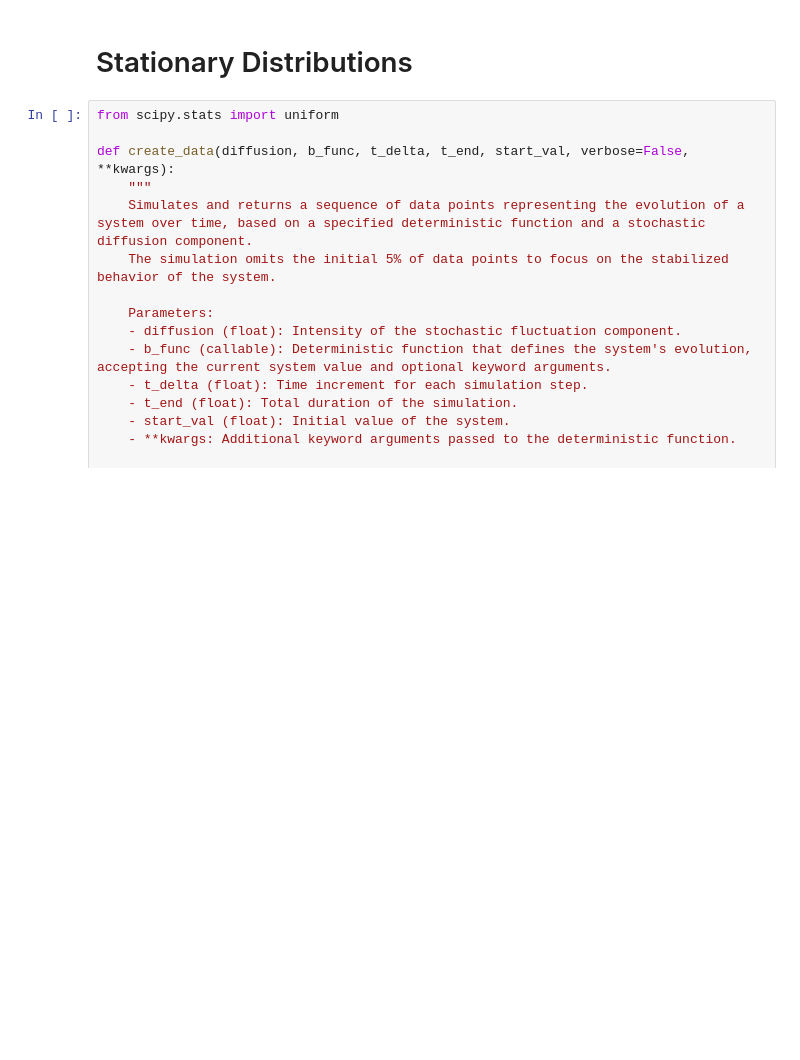
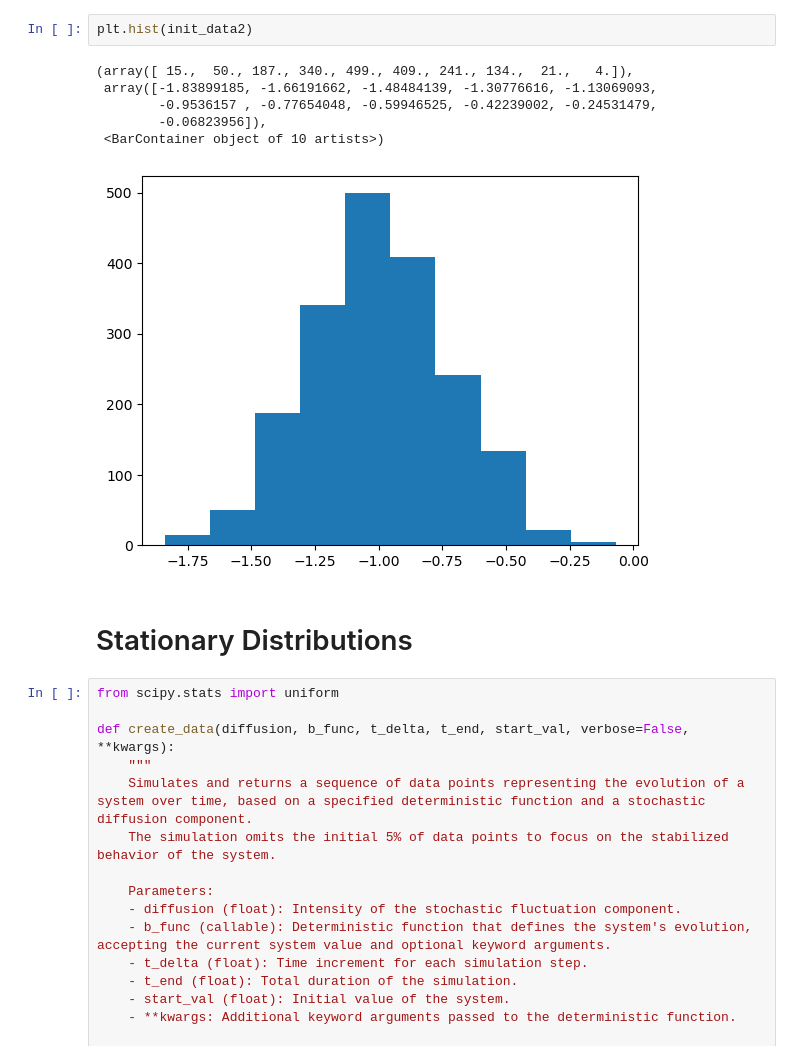
Before and after one commit to hubarruby/BayesSDEs, a Jupyter notebook: fredholm/fredholm_plotting.ipynb, the cells around one changed output. Drawn from its saved outputs; the diff is of its cells as text; blank space fills up the shorter version.

```diff
--- a/fredholm/fredholm_plotting.ipynb
+++ b/fredholm/fredholm_plotting.ipynb
@@ -103,3 +204,12 @@ plt.show()
+# %%
+plt.hist(init_data2)
+# %% [output]
+(array([ 15.,  50., 187., 340., 499., 409., 241., 134.,  21.,   4.]),
+ array([-1.83899185, -1.66191662, -1.48484139, -1.30776616, -1.13069093,
+        -0.9536157 , -0.77654048, -0.59946525, -0.42239002, -0.24531479,
+        -0.06823956]),
+ <BarContainer object of 10 artists>)
+[figure, added]
 # %% [markdown]
 # Stationary Distributions
 # %%
```
Also changed, not shown: parts of 8 cells of this notebook, 6 other files.
